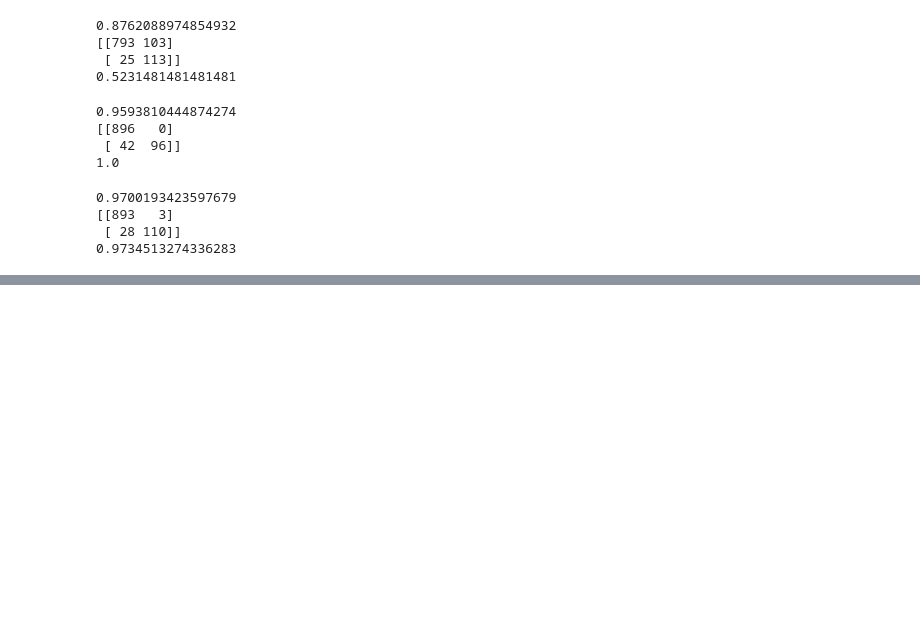
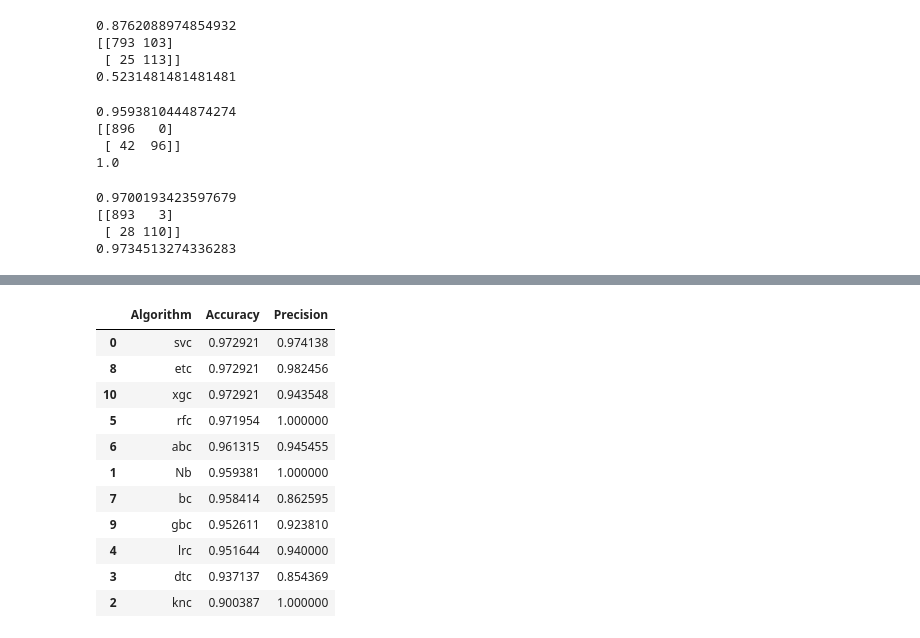
Before and after one commit to adityapatil4141/Sms-Spam-Classifier, a Jupyter notebook: Sms_Spam_Classifier.ipynb, the cells around one changed output, grey strips where cells are left out. Cells and saved outputs as stored; diff of their text form; code cells hidden in the pictures; blank space fills up the shorter version.

```diff
--- a/Sms_Spam_Classifier.ipynb
+++ b/Sms_Spam_Classifier.ipynb
@@ -422,13 +422,14 @@ etc = ExtraTreesClassifier(n_estimators = 50 , random_state = 2)
 gbc = GradientBoostingClassifier(n_estimators = 50, random_state = 2)
 xgc = XGBClassifier(n_estimators = 50 , random_State = 2)
 # %%
+from nltk.corpus.reader import et
 clfs = {
     'svc' : svc,
-    'mlb' : mlb,
+    'Nb' : mlb,
     'knc' : knc,
-    "dtc" : dtc,
-    "lrc" : lrc,
-    "rfc" : rfc,
+    'dtc' : dtc,
+    'lrc' : lrc,
+    'rfc' : rfc,
     'abc' : abc,
     'bc' : bc,
     'etc' : etc,
@@ -460,0 +486,15 @@ TypeError: ignored
+# %%
+performance_df
+# %% [output]
+|  | Algorithm | Accuracy | Precision |
+| 0 | svc | 0.972921 | 0.974138 |
+| 8 | etc | 0.972921 | 0.982456 |
+| 10 | xgc | 0.972921 | 0.943548 |
+| 5 | rfc | 0.971954 | 1.000000 |
+| 6 | abc | 0.961315 | 0.945455 |
+| 1 | Nb | 0.959381 | 1.000000 |
+| 7 | bc | 0.958414 | 0.862595 |
+| 9 | gbc | 0.952611 | 0.923810 |
+| 4 | lrc | 0.951644 | 0.940000 |
+| 3 | dtc | 0.937137 | 0.854369 |
+| 2 | knc | 0.900387 | 1.000000 |
```
Also changed, not shown: parts of 14 cells of this notebook.
